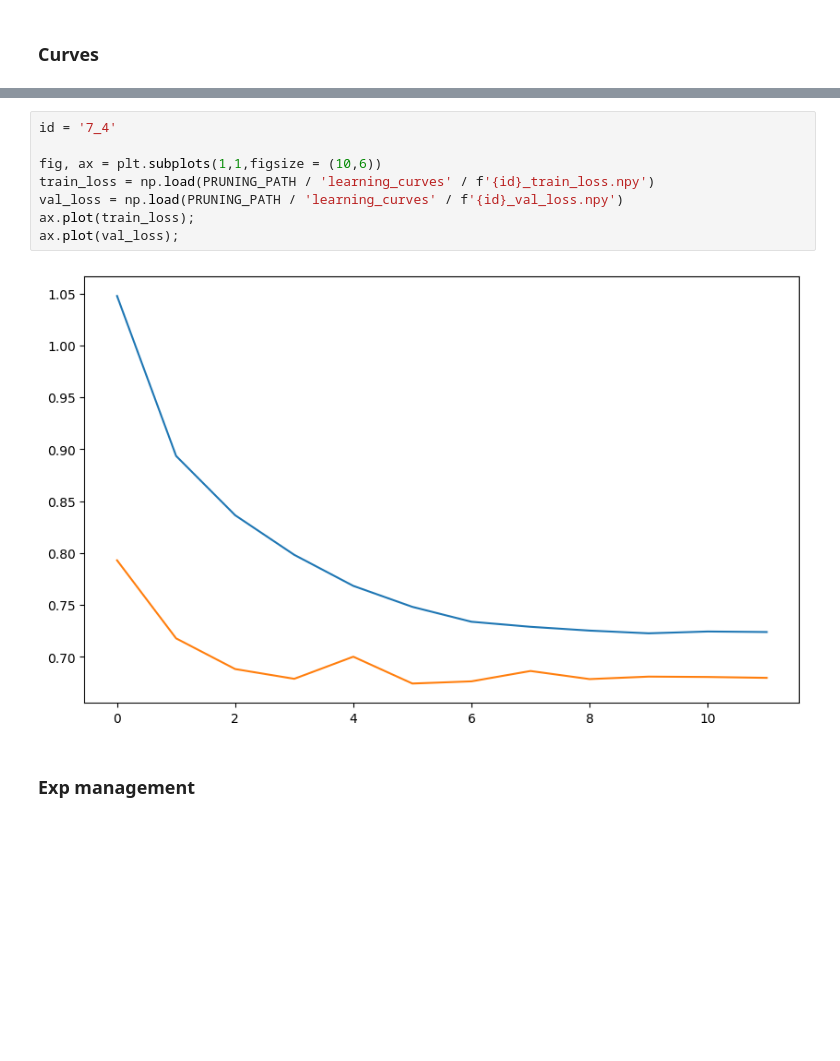
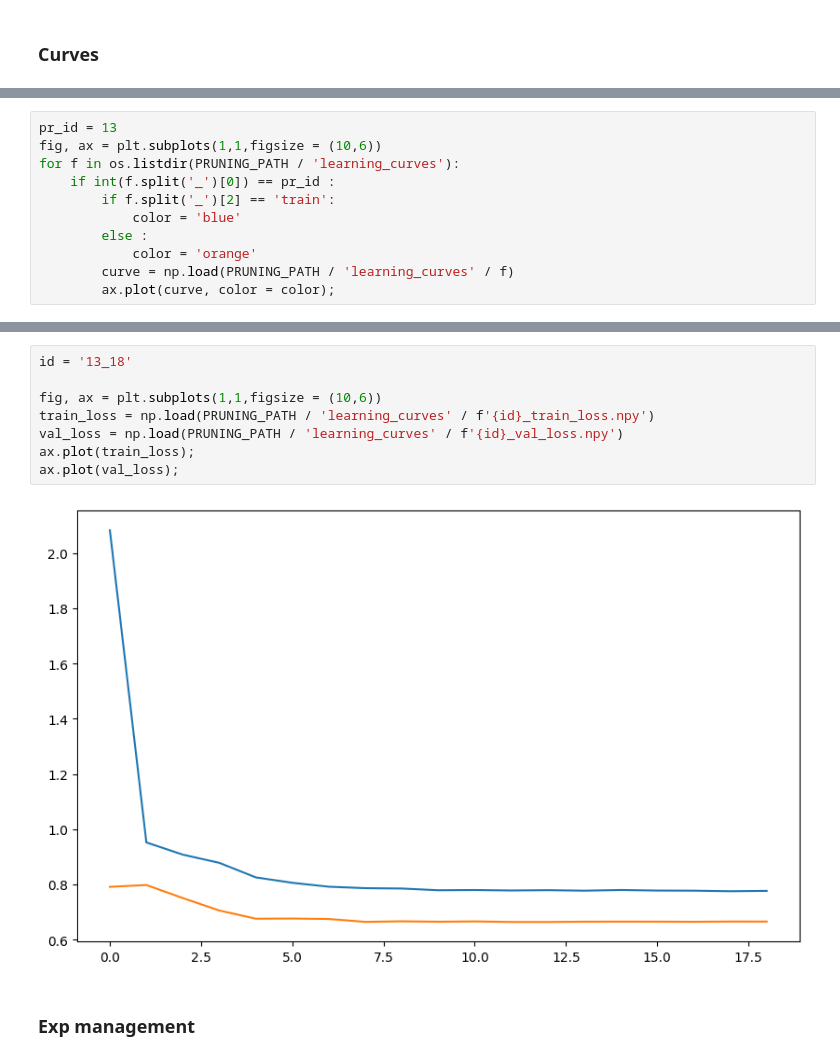
Before and after one commit to arnaud-odet/Time-Series-Library, a Jupyter notebook: pruning.ipynb, the cells around one changed output, grey strips where cells are left out. Cells and saved outputs as stored; diff of their text form; blank space fills up the shorter version.

Commit message:
pruning.py completed

```diff
--- a/pruning.ipynb
+++ b/pruning.ipynb
@@ -10,0 +42,11 @@ PRUNING_PATH = Path('./pruning/')
+# %%
+pr_id = 13
+fig, ax = plt.subplots(1,1,figsize = (10,6))
+for f in os.listdir(PRUNING_PATH / 'learning_curves'):
+    if int(f.split('_')[0]) == pr_id :
+        if f.split('_')[2] == 'train':
+            color = 'blue'
+        else :
+            color = 'orange'
+        curve = np.load(PRUNING_PATH / 'learning_curves' / f)
+        ax.plot(curve, color = color);
@@ -11,13 +55,13 @@ PRUNING_PATH = Path('./pruning/')
 # %%
-id = '7_4'
+id = '13_18'
 
 fig, ax = plt.subplots(1,1,figsize = (10,6))
 train_loss = np.load(PRUNING_PATH / 'learning_curves' / f'{id}_train_loss.npy')
 val_loss = np.load(PRUNING_PATH / 'learning_curves' / f'{id}_val_loss.npy')
 ax.plot(train_loss);
 ax.plot(val_loss);
 # %% [output]
-[figure, old version]
+[figure, new version]
 # %% [markdown]
 ### Exp management
 # %%
```
Also changed, not shown: parts of 6 cells of this notebook, 13 other files.
